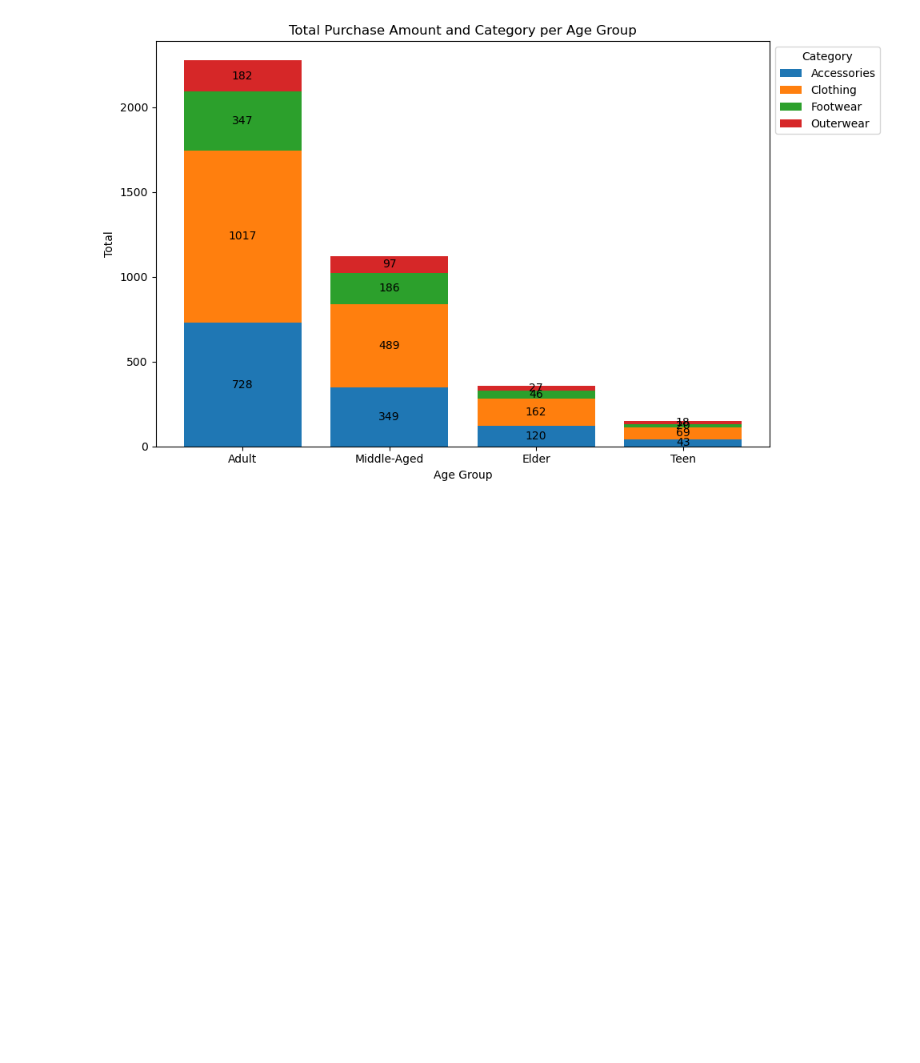
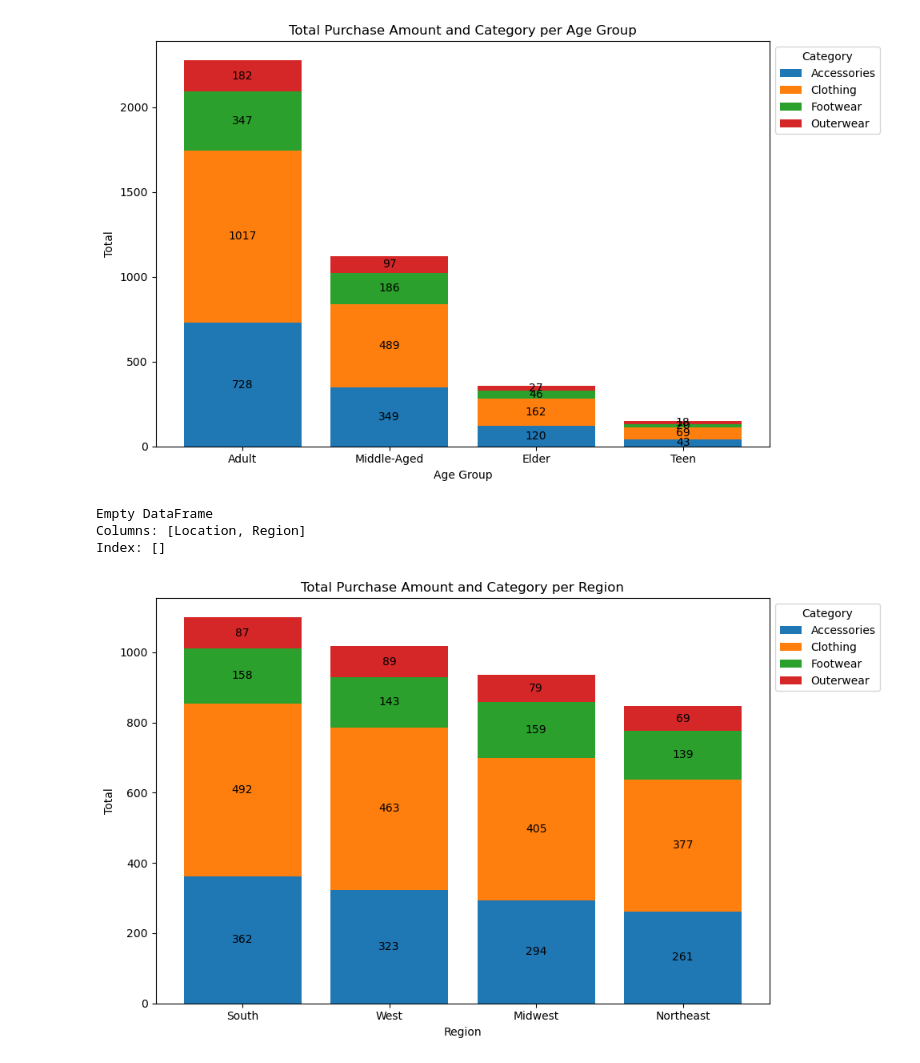
Before and after one commit to FlazeFy2/DS-Customer_Shopping, a Jupyter notebook: exploratory data analysis-bar.ipynb, the cells around one changed output. Cells and saved outputs as stored; diff of their text form; code cells hidden in the pictures; blank space fills up the shorter version.

```diff
--- a/exploratory data analysis-bar.ipynb
+++ b/exploratory data analysis-bar.ipynb
@@ -95,3 +97,66 @@ plt.tight_layout()
 plt.show()
 # %% [output]
 [figure]
+# %%
+import pandas as pd
+import matplotlib.pyplot as plt
+import numpy as np
+
+df = pd.read_csv("shopping_trends.csv")
+
+# Others Asset
+regions = {
+    "West": ["Alaska", "California", "Hawaii", "Oregon", "Washington", "Nevada", "Idaho", "Montana", "Wyoming", "Utah", "Colorado","Arizona","New Mexico"],
+    "Midwest": ["Illinois", "Indiana", "Iowa", "Kansas", "Michigan", "Minnesota", "Missouri", "Nebraska", "North Dakota", "Ohio", "South Dakota", "Wisconsin"],
+    "South": ["Alabama", "Arkansas", "Florida", "Georgia", "Kentucky", "Louisiana", "Mississippi", "North Carolina", "Oklahoma", "South Carolina", "Tennessee", "Texas", "Virginia", "West Virginia"],
+    "Northeast": ["Connecticut", "Delaware", "Maine", "Maryland", "Massachusetts", "New Hampshire", "New Jersey", "New York", "Pennsylvania", "Rhode Island", "Vermont"]
+}
+
+def assign_region(state):
+    for region, states in regions.items():
+        if state in states:
+            return region
+    return "Unknown"
+
+# Implement Regional Based Location (States)
+df["Region"] = df["Location"].apply(assign_region)
+
+# Data Prepare - List Unregistered States
+unknown_region = df[df["Region"] == "Unknown"]
+print(unknown_region[["Location","Region"]])
+# %% [output]
+Empty DataFrame
+Columns: [Location, Region]
+Index: []
+# %%
+# Exploratory Data Analysis (EDA) - Stacked Bar Chart Most Region and Grouping
+# Dataset
+context_group_counts = df.groupby(['Region', 'Category'], observed=False).size().reset_index(name='Count')
+stacked_data = context_group_counts.pivot(index='Region', columns='Category', values='Count').fillna(0)
+
+# Ordering
+stacked_data['Total'] = stacked_data.sum(axis=1)
+stacked_data = stacked_data.sort_values(by='Total', ascending=False)
+categories = stacked_data.columns[:-1]
+counts = stacked_data[categories].values
+
+# Plotting
+context = stacked_data.index
+fig, ax = plt.subplots(figsize=(10, 6))
+bottom = np.zeros(len(context))
+
+# Plot each group_col as stack
+for group_col_index, group in enumerate(categories):
+    p = ax.bar(context, counts[:, group_col_index], label=group, bottom=bottom)
+    bottom += counts[:, group_col_index]
+    ax.bar_label(p, label_type='center', fmt='%d')
+
+# Bar Chart
+ax.set_title(f'Total Purchase Amount and Category per Region')
+ax.set_xlabel('Region')
+ax.set_ylabel('Total')
+ax.legend(title='Category', bbox_to_anchor=(1, 1), loc='upper left')
+plt.tight_layout()
+plt.show()
+# %% [output]
+[figure, added]
```
Also changed, not shown: parts of 1 cell of this notebook.
